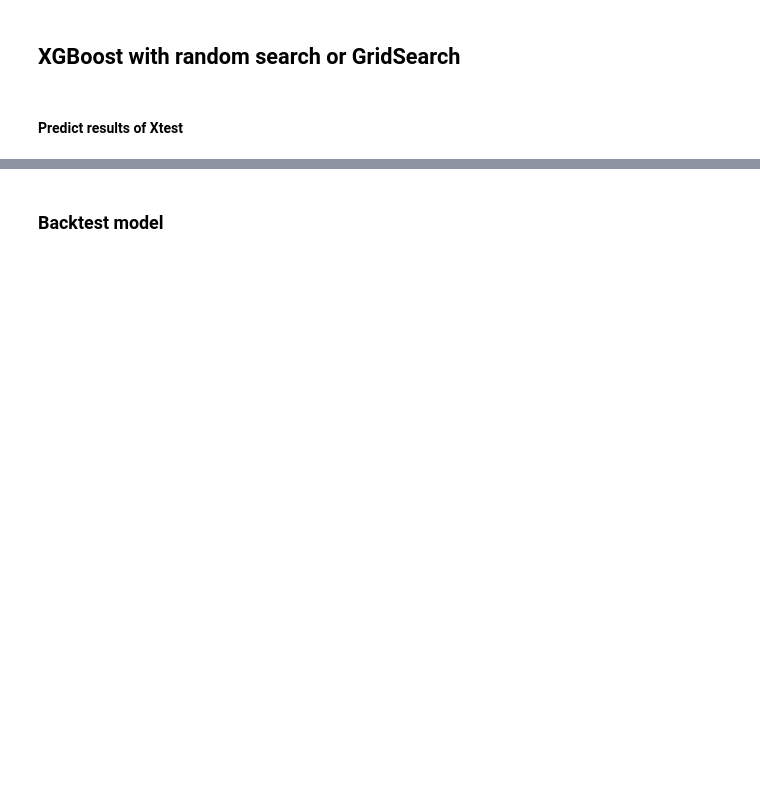
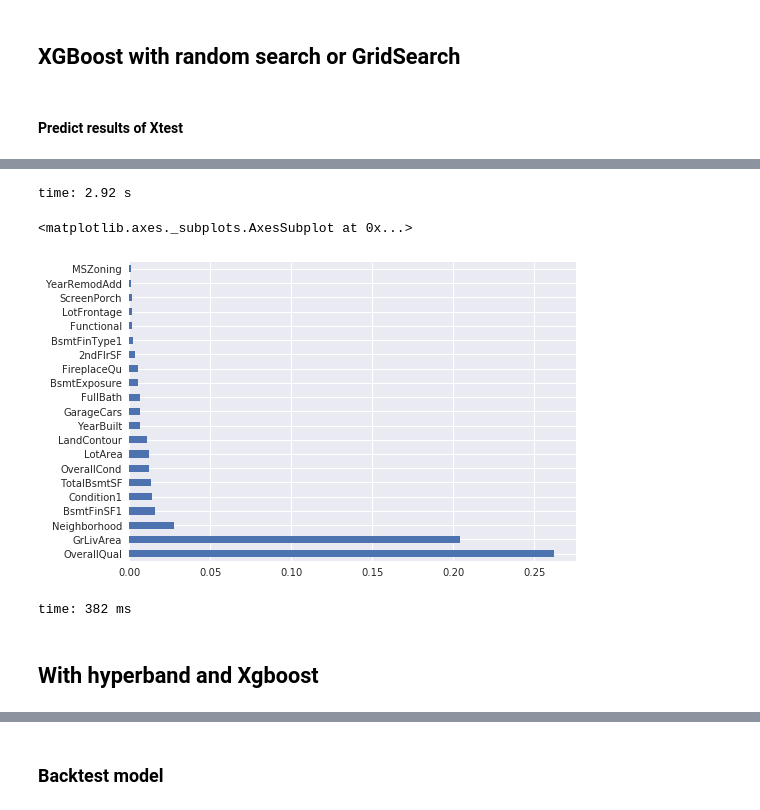
Before and after one commit to thanhtu19392/kaggle_project, a Jupyter notebook: House_price/predict_model.ipynb, the cells around one changed output, grey strips where cells are left out. Drawn from its saved outputs; the diff is of its cells as text; code cells hidden in the pictures; blank space fills up the shorter version.

```diff
--- a/House_price/predict_model.ipynb
+++ b/House_price/predict_model.ipynb
@@ -236,4 +228,4 @@ time: 3.24 ms
 # %%
-xgb.fit(Xtrain, Ytrain)
+xgb.fit(Xtrain, ytrain)
 # %% [output]
 Fitting 5 folds for each of 12 candidates, totalling 60 fits
@@ -254,0 +247,4 @@ time: 47.4 ms
+# %%
+model_xgb = make_pipeline(
+            preproc_ohe,
+            XGBRegressor(learning_rate= 0.1))
@@ -254,0 +253,2 @@ time: 47.4 ms
+# %%
+model_xgb.fit(Xtrain, Ytrain)
@@ -254,0 +261,12 @@ time: 47.4 ms
+# %%
+feature_impact = compute_features_impact(model_xgb, Xtest, Ytest)
+# %% [output]
+time: 2.92 s
+# %%
+feature_impact[feature_impact >0.001].plot(kind = 'barh')
+# %% [output]
+<matplotlib.axes._subplots.AxesSubplot at 0x...>
+[figure, added]
+time: 382 ms
+# %% [markdown]
+## With hyperband and Xgboost
```
Also changed, not shown: parts of 31 cells of this notebook, 2 other files.
